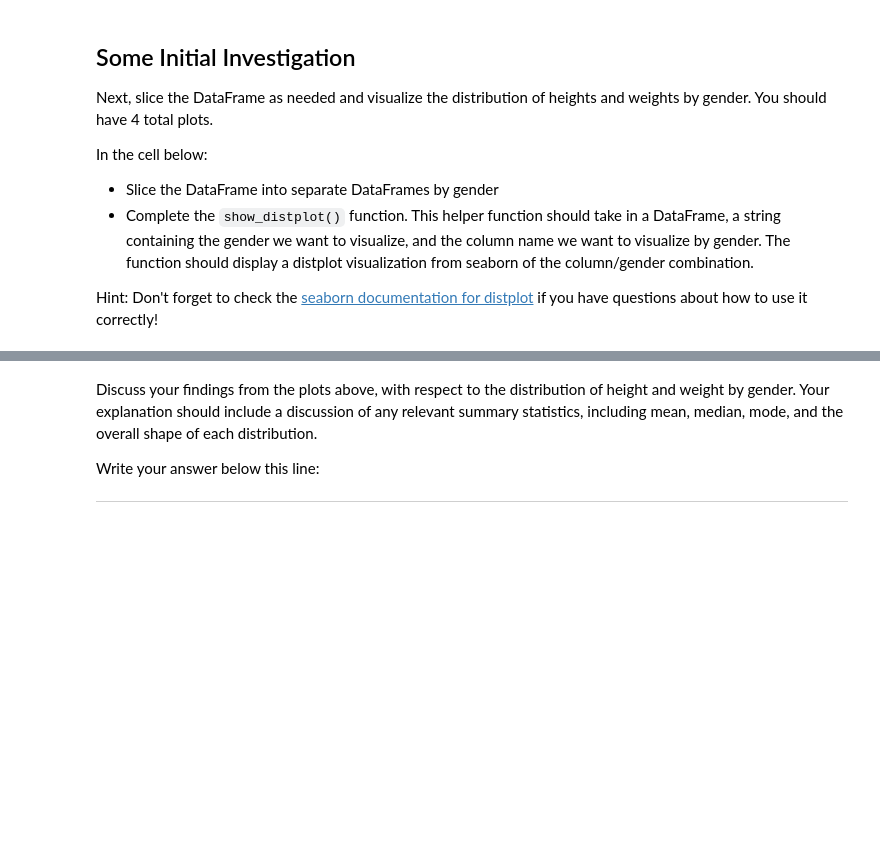
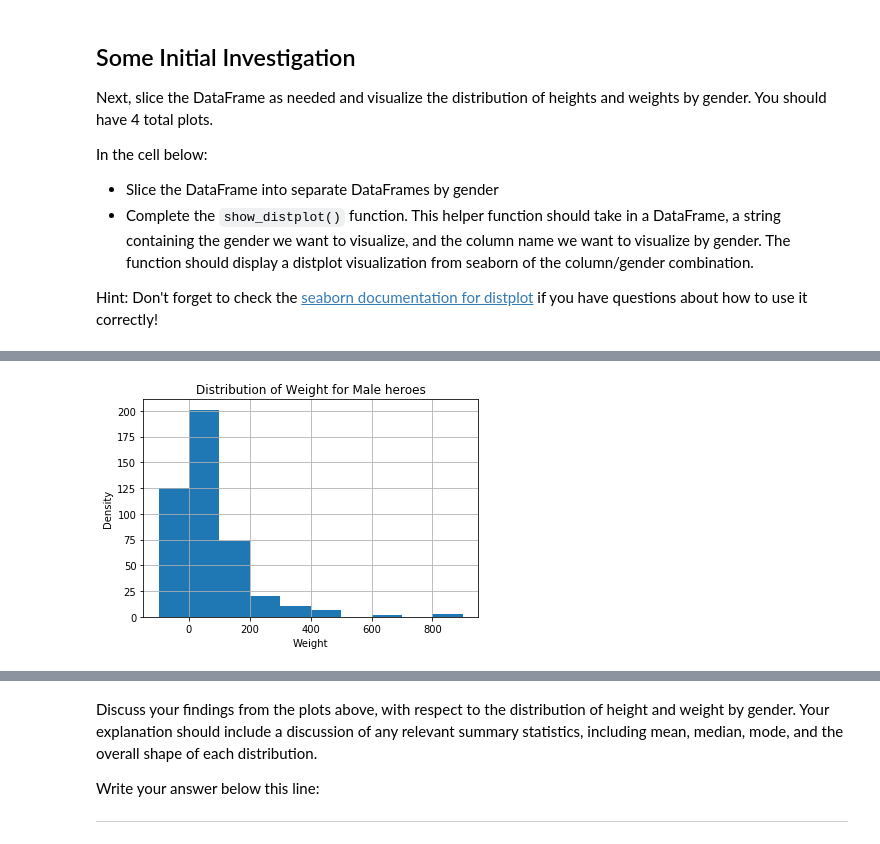
Before and after one commit to cristinamtown/dsc-data-cleaning-project-onl01-dtsc-pt-041320, a Jupyter notebook: index.ipynb, the cells around one changed output, grey strips where cells are left out. Saved outputs shown, nothing was run; the diff lists cells and outputs as text; code cells hidden in the pictures; blank space fills up the shorter version.

```diff
--- a/index.ipynb
+++ b/index.ipynb
@@ -368,4 +394,7 @@ def show_distplot(dataframe, gender, column_name):
 # %%
 # Male Weight
+show_distplot(male_heroes_df, 'Male', 'Weight')
+# %% [output]
+[figure, added]
 # %%
 # Female Height
```
Also changed, not shown: parts of 7 cells of this notebook.
